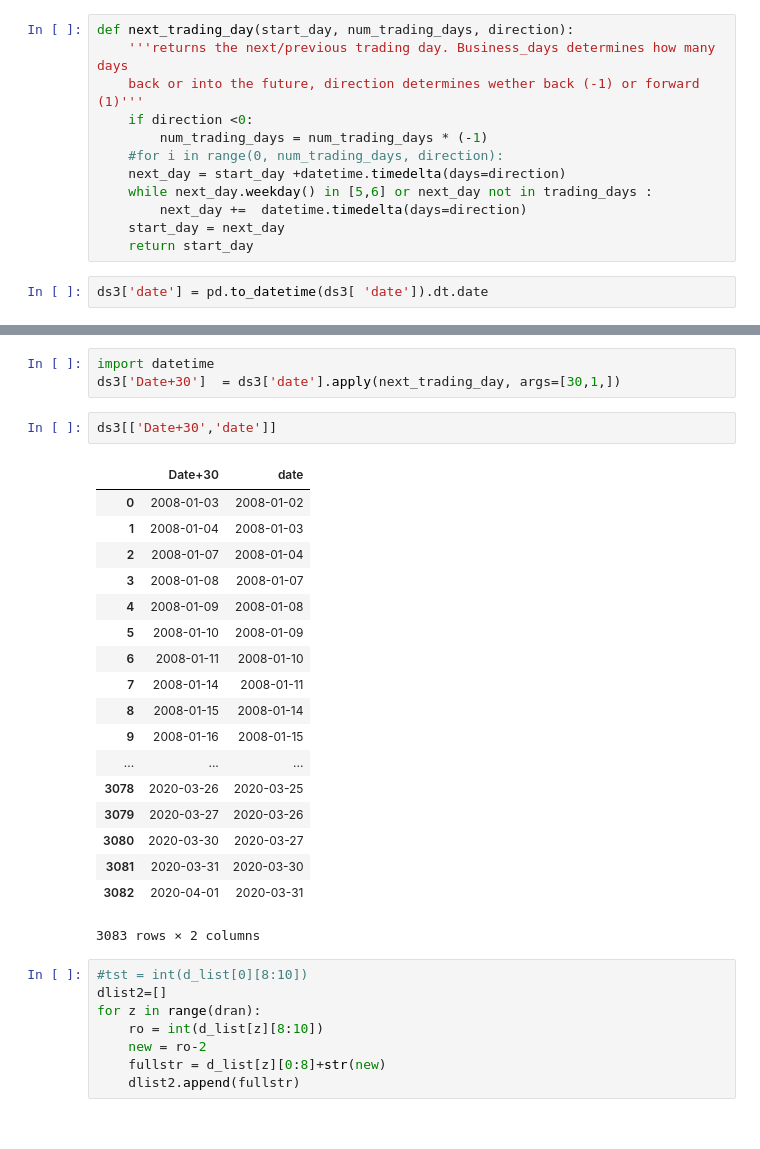
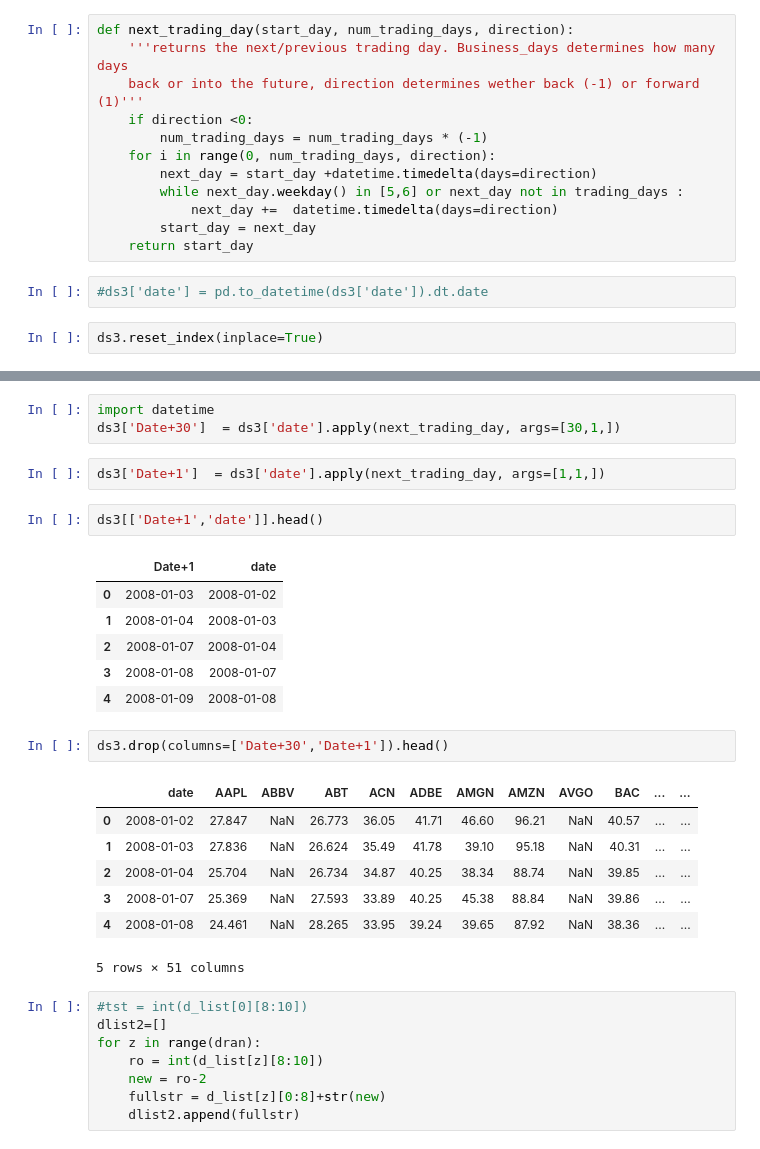
Before and after one commit to jankovicsara/PROJECT-1, a Jupyter notebook: Factors_RD611.ipynb, the cells around one changed output, grey strips where cells are left out. Drawn from its saved outputs; the diff is of its cells as text.

```diff
--- a/Factors_RD611.ipynb
+++ b/Factors_RD611.ipynb
@@ -104,14 +103,16 @@ def next_trading_day(start_day, num_trading_days, direction):
     back or into the future, direction determines wether back (-1) or forward (1)'''
     if direction <0:
         num_trading_days = num_trading_days * (-1)
-    #for i in range(0, num_trading_days, direction):
-    next_day = start_day +datetime.timedelta(days=direction)
-    while next_day.weekday() in [5,6] or next_day not in trading_days :
-        next_day +=  datetime.timedelta(days=direction)
-    start_day = next_day
+    for i in range(0, num_trading_days, direction):
+        next_day = start_day +datetime.timedelta(days=direction)
+        while next_day.weekday() in [5,6] or next_day not in trading_days :
+            next_day +=  datetime.timedelta(days=direction)
+        start_day = next_day
     return start_day
 # %%
-ds3['date'] = pd.to_datetime(ds3[ 'date']).dt.date
+#ds3['date'] = pd.to_datetime(ds3['date']).dt.date
+# %%
+ds3.reset_index(inplace=True)
 # %%
 from datetime import date
 import datetime
@@ -120,27 +121,27 @@ trading_days = mcal.get_calendar('NYSE').valid_days(start_date='2000-12-20', end
 # %%
 import datetime
 ds3['Date+30']  = ds3['date'].apply(next_trading_day, args=[30,1,])
+# %%
+ds3['Date+1']  = ds3['date'].apply(next_trading_day, args=[1,1,])
 # %%
-ds3[['Date+30','date']]
+ds3[['Date+1','date']].head()
 # %% [output]
-|  | Date+30 | date |
+|  | Date+1 | date |
 | 0 | 2008-01-03 | 2008-01-02 |
 | 1 | 2008-01-04 | 2008-01-03 |
 | 2 | 2008-01-07 | 2008-01-04 |
 | 3 | 2008-01-08 | 2008-01-07 |
 | 4 | 2008-01-09 | 2008-01-08 |
-| 5 | 2008-01-10 | 2008-01-09 |
-| 6 | 2008-01-11 | 2008-01-10 |
-| 7 | 2008-01-14 | 2008-01-11 |
-| 8 | 2008-01-15 | 2008-01-14 |
-| 9 | 2008-01-16 | 2008-01-15 |
-| ... | ... | ... |
-| 3078 | 2020-03-26 | 2020-03-25 |
-| 3079 | 2020-03-27 | 2020-03-26 |
-| 3080 | 2020-03-30 | 2020-03-27 |
-| 3081 | 2020-03-31 | 2020-03-30 |
-| 3082 | 2020-04-01 | 2020-03-31 |
-3083 rows × 2 columns
+# %%
+ds3.drop(columns=['Date+30','Date+1']).head()
+# %% [output]
+|  | date | AAPL | ABBV | ABT | ACN | ADBE | AMGN | AMZN | AVGO | BAC | ... | ... |
+| 0 | 2008-01-02 | 27.847 | NaN | 26.773 | 36.05 | 41.71 | 46.60 | 96.21 | NaN | 40.57 | ... | ... |
+| 1 | 2008-01-03 | 27.836 | NaN | 26.624 | 35.49 | 41.78 | 39.10 | 95.18 | NaN | 40.31 | ... | ... |
+| 2 | 2008-01-04 | 25.704 | NaN | 26.734 | 34.87 | 40.25 | 38.34 | 88.74 | NaN | 39.85 | ... | ... |
+| 3 | 2008-01-07 | 25.369 | NaN | 27.593 | 33.89 | 40.25 | 45.38 | 88.84 | NaN | 39.86 | ... | ... |
+| 4 | 2008-01-08 | 24.461 | NaN | 28.265 | 33.95 | 39.24 | 39.65 | 87.92 | NaN | 38.36 | ... | ... |
+5 rows × 51 columns
 # %%
 #tst = int(d_list[0][8:10])
 dlist2=[]
```
Also changed, not shown: parts of 20 cells of this notebook, 2 other files.
